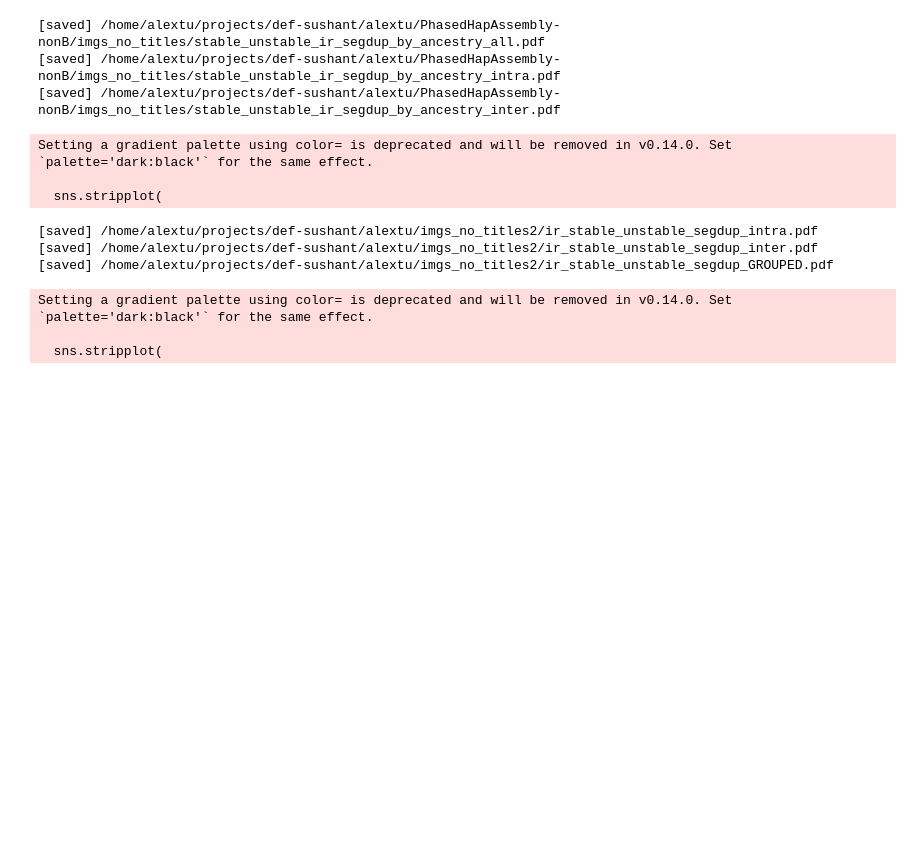
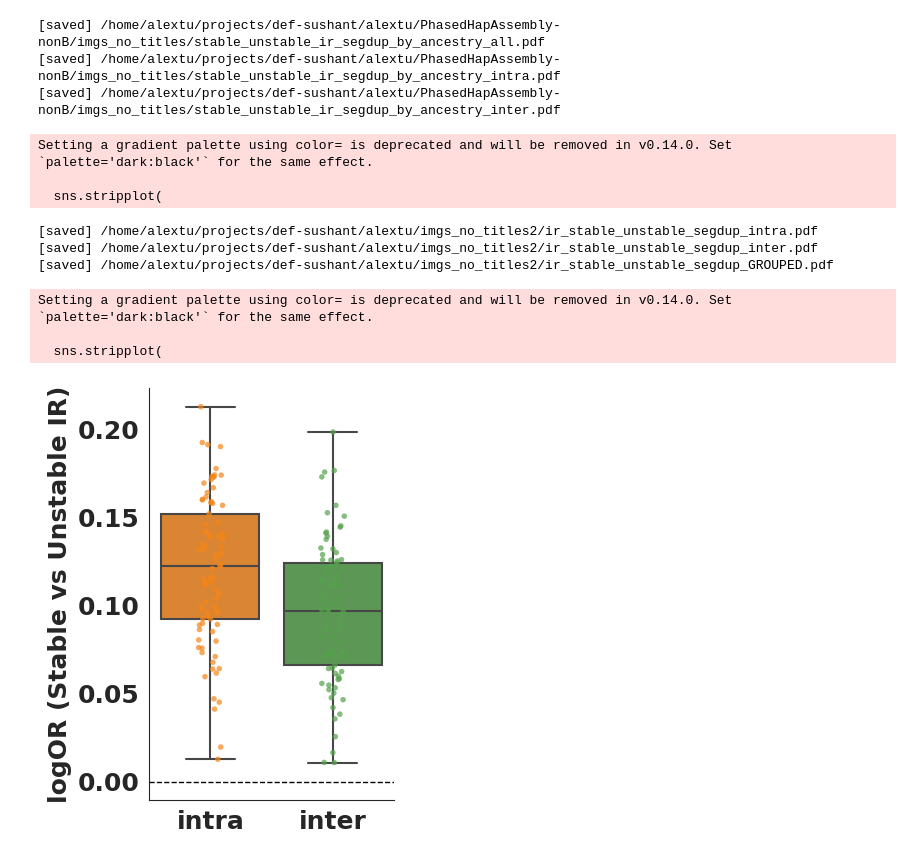
Before and after one commit to alexturcoo/PhasedHapAssembly-nonB, a Jupyter notebook: analysis_scripts/all_analysis_notebooks/segdup_enrichment_fixed_SDs.ipynb, the cells around one changed output. Drawn from its saved outputs; the diff is of its cells as text; code cells hidden in the pictures; blank space fills up the shorter version.

```diff
--- a/analysis_scripts/all_analysis_notebooks/segdup_enrichment_fixed_SDs.ipynb
+++ b/analysis_scripts/all_analysis_notebooks/segdup_enrichment_fixed_SDs.ipynb
@@ -1878,3 +1949,79 @@ print(f"[saved] {out_path}")
 Setting a gradient palette using color= is deprecated and will be removed in v0.14.0. Set `palette='dark:black'` for the same effect.
 
   sns.stripplot(
+# %%
+import pandas as pd
+import numpy as np
+import matplotlib.pyplot as plt
+import seaborn as sns
+
+# =====================================
+# LOAD DATA
+# =====================================
+df = pd.read_csv("/home/alextu/scratch/confidence_intervals_fixed_segdups_results/final_results_IR_stable_vs_unstable_SegDup_FIXED_ONE_TABLE_CI.csv")  # update path if needed
+
+ORDER_SDTYPE = ["intra", "inter"]
+HUE_PALETTE  = {"intra": "#F58518", "inter": "#54A24B"}
+
+# Keep only intra / inter SDs
+df = df[df["sd_type"].isin(["intra", "inter"])].copy()
+
+# Log-transform odds ratios
+df = df[df["odds_ratio"] > 0]
+df["ln_odds_ratio"] = np.log(df["odds_ratio"])
+
+# =====================================
+# PLOT SETTINGS
+# =====================================
+sns.set_style("white")
+plt.rcParams.update({
+    "font.size": 18,
+    "font.weight": "bold",
+    "axes.labelsize": 18,
+    "axes.labelweight": "bold",
+    "axes.titlesize": 18,
+    "axes.titleweight": "bold",
+    "xtick.labelsize": 18,
+    "ytick.labelsize": 18
+})
+
+plt.figure(figsize=(4, 5))
+
+# Boxplot
+sns.boxplot(
+    data=df,
+    x="sd_type",
+    y="ln_odds_ratio",
+    order=ORDER_SDTYPE,
+    hue="sd_type",
+    palette=HUE_PALETTE,
+    showfliers=False,
+    linewidth=1.5,
+    dodge=False
+)
+
+sns.stripplot(
+    data=df,
+    x="sd_type",
+    y="ln_odds_ratio",
+    order=ORDER_SDTYPE,
+    hue="sd_type",
+    palette=HUE_PALETTE,
+    dodge=False,
+    size=4,
+    jitter=True,
+    alpha=0.7
+)
+
+# Reference line: ln(OR) = 0 (OR = 1)
+plt.axhline(0, linestyle="--", color="black", linewidth=1)
+
+plt.xlabel("")
+plt.ylabel("logOR (Stable vs Unstable IR)")
+
+sns.despine()
+plt.tight_layout()
+plt.savefig("/home/alextu/projects/def-sushant/alextu/imgs_no_titles2/sd_IR_stability.pdf", dpi=300)
+plt.show()
+# %% [output]
+[figure, added]
```
Also changed, not shown: parts of 2 cells of this notebook, 2 other files.
